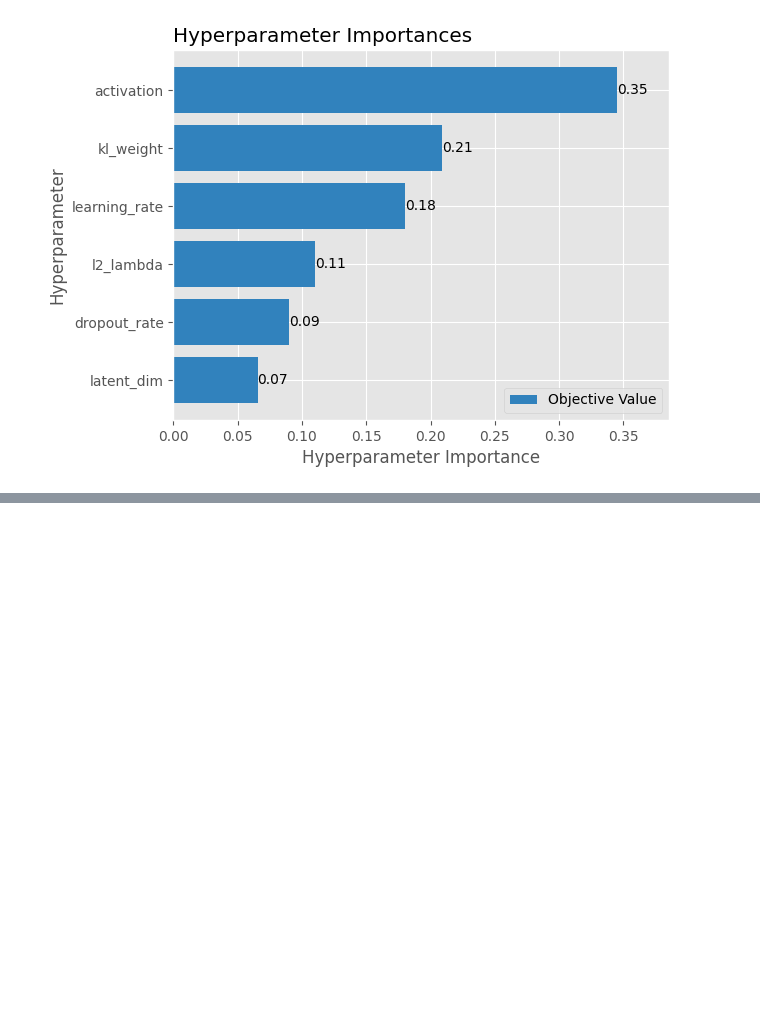
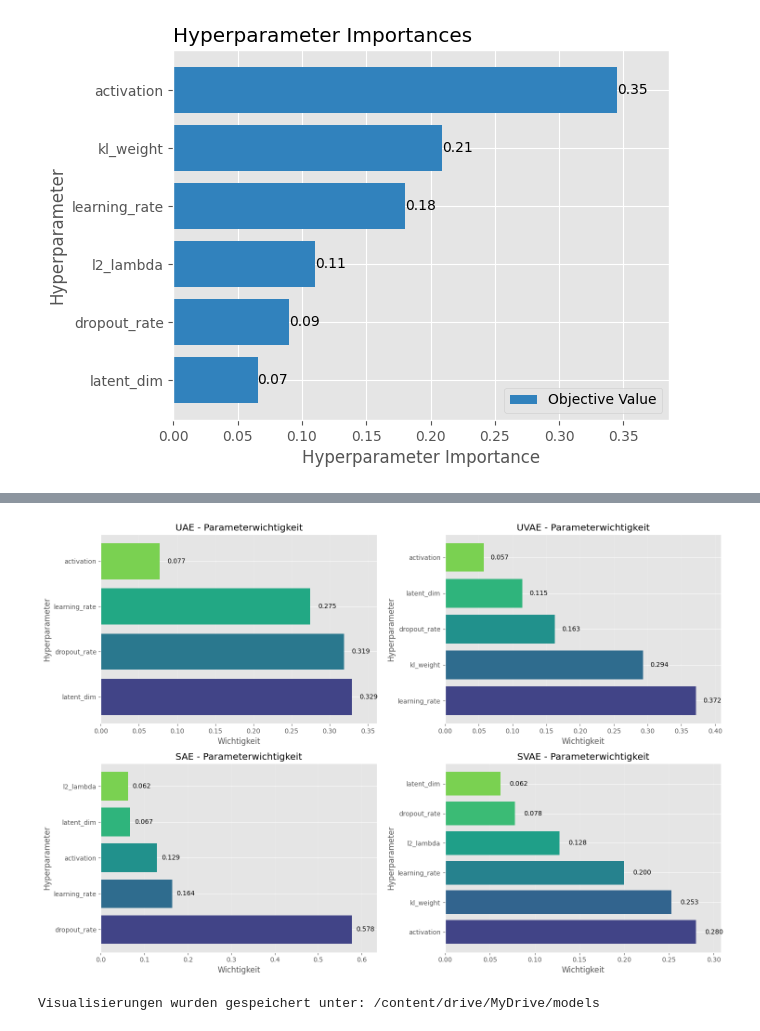
Before and after one commit to mylibui/demo, a Jupyter notebook: AE_VAE_Modelle.ipynb, the cells around one changed output, grey strips where cells are left out. Cells and saved outputs as stored; diff of their text form; code cells hidden in the pictures; blank space fills up the shorter version.

```diff
--- a/AE_VAE_Modelle.ipynb
+++ b/AE_VAE_Modelle.ipynb
@@ -3184,0 +3253,67 @@ fig.show()
+# %%
+# Definiere models korrekt als Liste von (study, title) Tupeln
+models = [
+    (study_uae, "UAE"),
+    (study_uvae, "UVAE"),
+    (study_sae, "SAE"),
+    (study_svae, "SVAE")
+]
+
+# Parameterwichtigkeit plotten
+fig_import, axes_import = plt.subplots(2, 2, figsize=(15, 10))
+axes_import = axes_import.flatten()
+
+for idx, (study, title) in enumerate(models):
+    if study is not None and len(study.trials) > 0:
+        ax = axes_import[idx]
+
+        try:
+            # Parameterwichtigkeit berechnen
+            importance_values = optuna.importance.get_param_importances(study)
+
+            if importance_values:
+                # Sortieren für bessere Lesbarkeit
+                sorted_importances = sorted(importance_values.items(), key=lambda x: x[1], reverse=True)
+                param_names = [name for name, _ in sorted_importances]
+                importance_scores = [value for _, value in sorted_importances]
+
+                # Parameter auf maximal 10 beschränken, falls zu viele vorhanden sind
+                if len(param_names) > 10:
+                    param_names = param_names[:10]
+                    importance_scores = importance_scores[:10]
+
+                # Farbpalette erstellen
+                colors = plt.cm.viridis(np.linspace(0.2, 0.8, len(param_names)))
+
+                # Horizontaler Barplot für bessere Lesbarkeit bei langen Parameternamen
+                bars = ax.barh(range(len(param_names)), importance_scores, color=colors)
+                ax.set_yticks(range(len(param_names)))
+                ax.set_yticklabels(param_names)
+
+                # Werte an Balkenenden anzeigen
+                for i, v in enumerate(importance_scores):
+                    ax.text(v + 0.01, i, f'{v:.3f}', va='center')
+
+                ax.set_title(f'{title} - Parameterwichtigkeit')
+                ax.set_xlabel('Wichtigkeit')
+                ax.set_ylabel('Hyperparameter')
+                ax.grid(True, alpha=0.3, axis='x')
+                ax.set_xlim(0, max(importance_scores) * 1.1)  # Platz für die Wertbeschriftungen
+            else:
+                ax.text(0.5, 0.5, 'Keine Parameterwichtigkeiten verfügbar', ha='center', va='center')
+        except Exception as e:
+            ax.text(0.5, 0.5, f'Fehler: {str(e)}', ha='center', va='center')
+            print(f"Fehler bei {title}: {e}")
+    else:
+        axes_import[idx].text(0.5, 0.5, 'Keine Daten verfügbar', ha='center', va='center')
+
+plt.tight_layout()
+import_path = os.path.join(save_dir, 'hyperparameter_importance.png')
+plt.savefig(import_path, dpi=300, bbox_inches='tight')
+plt.show()
+plt.close(fig_import)
+
+print(f"Visualisierungen wurden gespeichert unter: {save_dir}")
+# %% [output]
+[figure, added]
+Visualisierungen wurden gespeichert unter: /content/drive/MyDrive/models
```
Also changed, not shown: parts of 6 cells of this notebook.
